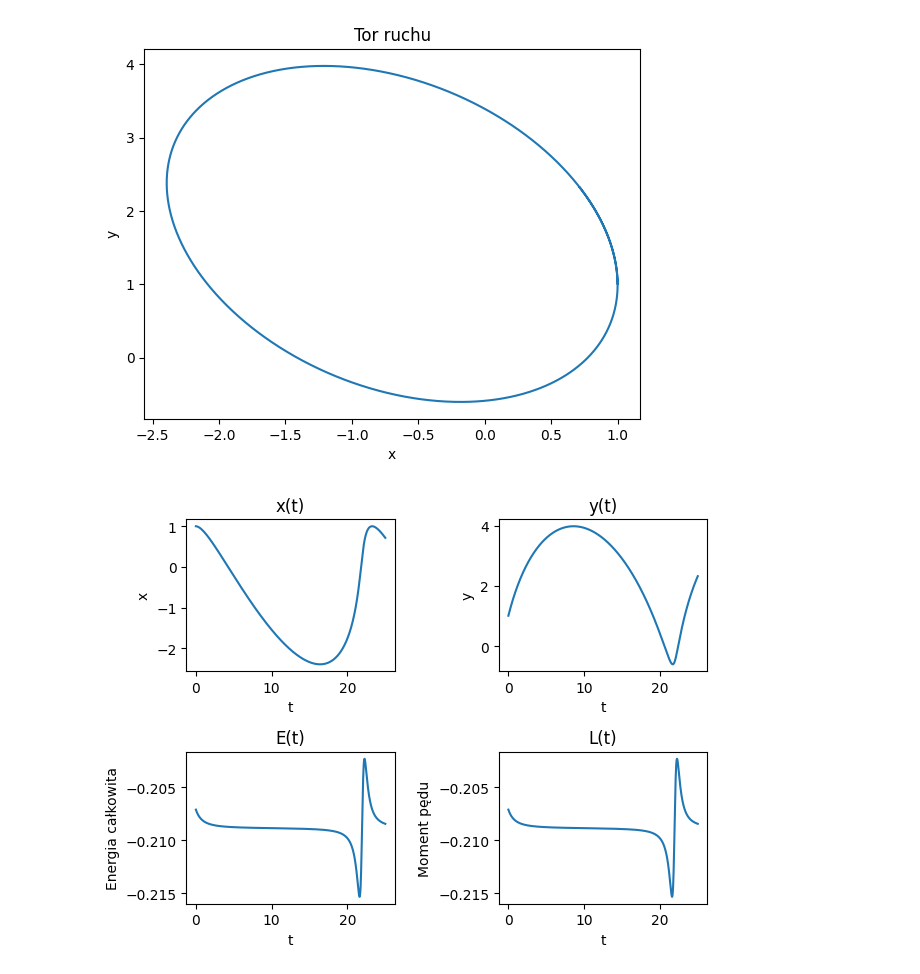
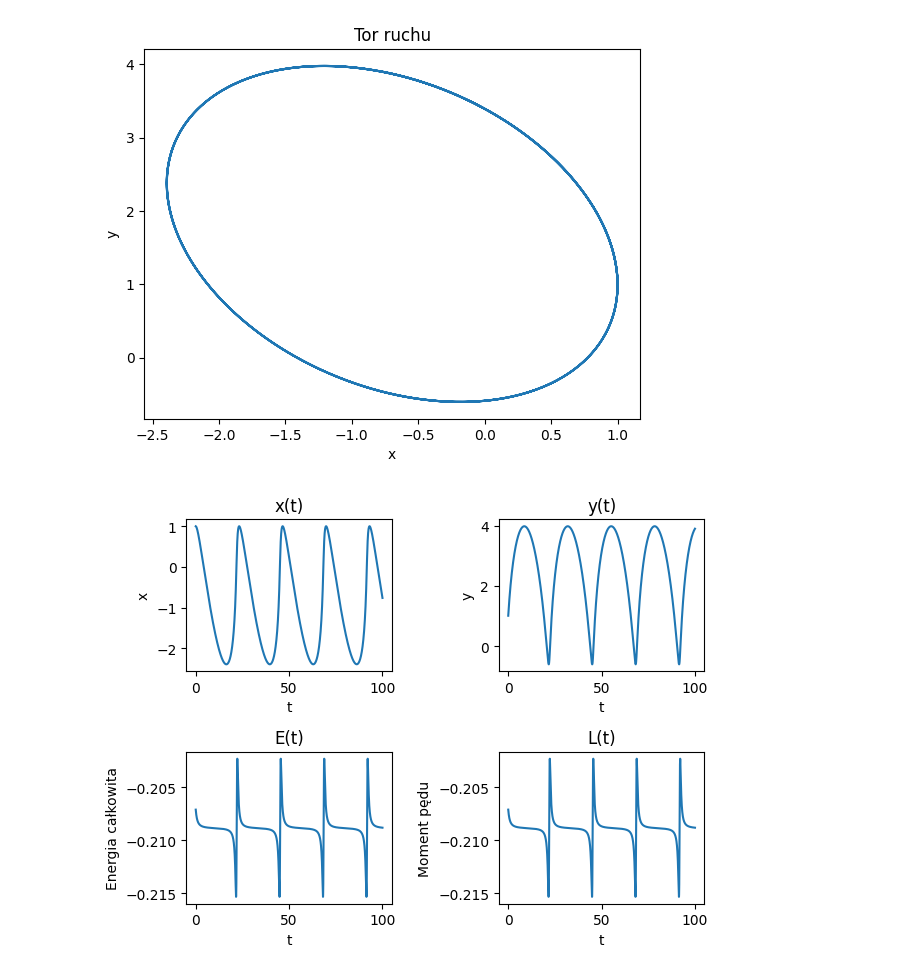
Before and after one commit to EfJot314/MetodyObliczeniowe, a Jupyter notebook: lab9/zad3.ipynb, the cells around one changed output. Cells and saved outputs as stored; diff of their text form; code cells hidden in the pictures.

```diff
--- a/lab9/zad3.ipynb
+++ b/lab9/zad3.ipynb
@@ -78,7 +78,7 @@ y = 1
 vy = ((1+e) / (1-e)) ** 0.5
 
 
-while(t < 25):
+while(t < 100):
     #zmienne pomocnicze
     t += dt
     R = (x*x + y*y) ** 0.5
@@ -131,7 +131,7 @@ y = 1
 vy = ((1+e) / (1-e)) ** 0.5
 
 
-while(t < 25):
+while(t < 100):
     #zmienne pomocnicze
     t += dt
     R = (x*x + y*y) ** 0.5
@@ -180,35 +180,35 @@ GM = 1
 x = 1-e
 vx = 0
 y = 1
 vy = ((1+e) / (1-e)) ** 0.5
 
 
-while(t < 25):
+while(t < 100):
     #zmienne pomocnicze
     t += dt
     R = (x*x + y*y) ** 0.5
 
 
     #wyznaczanie kolejnych wartosci
     vx = vx - dt * GM * x * R ** (-3)
     x = x + dt * vx
 
     vy = vy - dt * GM * y * R ** (-3)
     y = y + dt * vy
 
     #dane do wykresow
     T.append(t)
     X.append(x)
     Y.append(y)
     E.append(Ec(x,y,vx,vy))
     L.append(Lc(x,y,vx,vy))
 
 
 #rysowanie wykresow
 showPlots(T,X,Y,E,L)
 # %% [output]
 [figure]
-[figure, old version]
+[figure, new version]
 # %%
 #METODA RUNGEGO-KUTTY CZWARTEGO RZĘDU (RK4)
 
```
Also changed, not shown: parts of 3 cells of this notebook, 12 other files.
